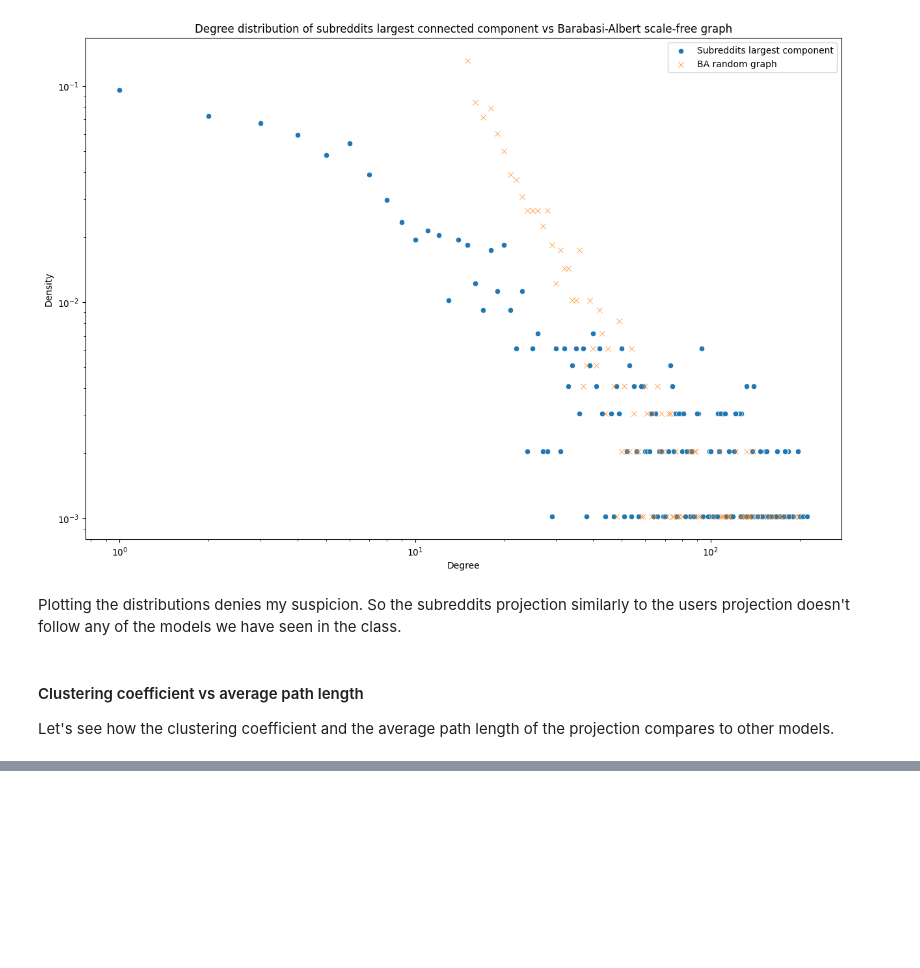
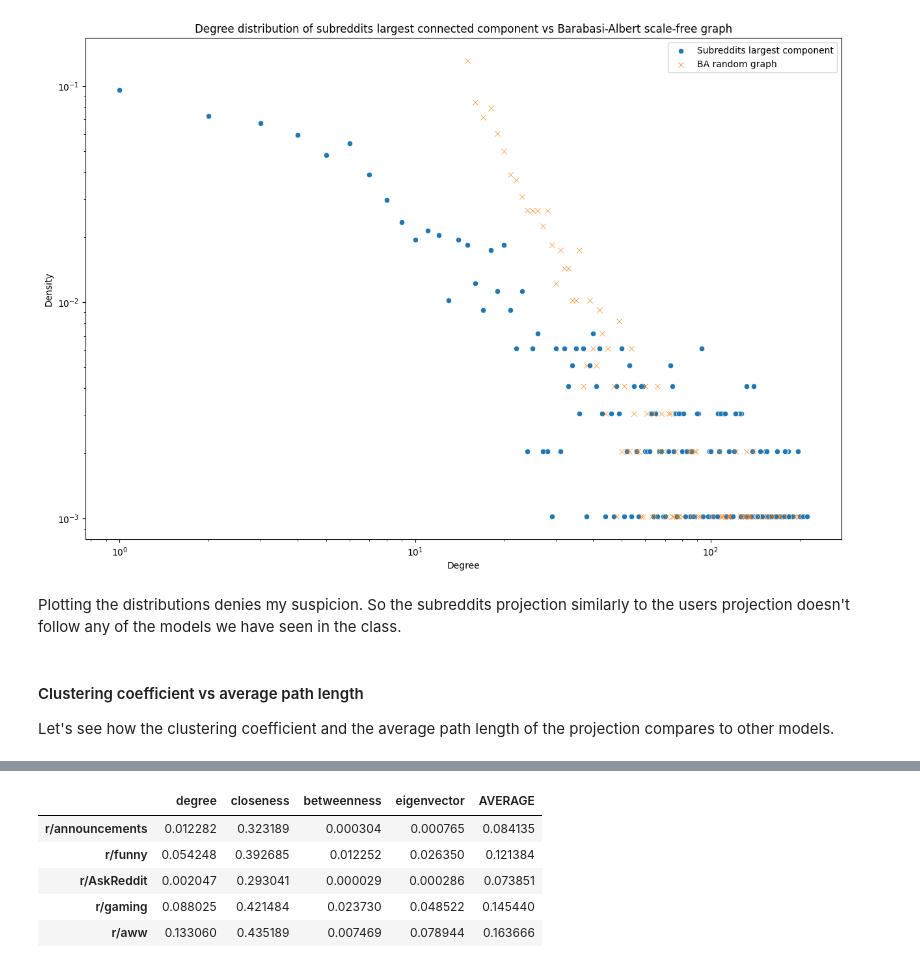
Before and after one commit to steciuk/SNA-reddit-bipartite-analysis, a Jupyter notebook: project.ipynb, the cells around one changed output, grey strips where cells are left out. Cells and saved outputs as stored; diff of their text form; code cells hidden in the pictures; blank space fills up the shorter version.

```diff
--- a/project.ipynb
+++ b/project.ipynb
@@ -1191,0 +1239,19 @@ AttributeError: 'tuple' object has no attribute 'is_directed'
+# %%
+# Calculate node centralities
+G_subs_lcc_centrality = {
+    "degree": nx.degree_centrality(G_subs_lcc),
+    "closeness": nx.closeness_centrality(G_subs_lcc),
+    "betweenness": nx.betweenness_centrality(G_subs_lcc),
+    "eigenvector": nx.eigenvector_centrality(G_subs_lcc),
+}
+# %%
+G_subs_lcc_centrality_df = pd.DataFrame(G_subs_lcc_centrality)
+G_subs_lcc_centrality_df["AVERAGE"] = G_subs_lcc_centrality_df.mean(axis=1)
+display(G_subs_lcc_centrality_df.head())
+# %% [output]
+|  | degree | closeness | betweenness | eigenvector | AVERAGE |
+| r/announcements | 0.012282 | 0.323189 | 0.000304 | 0.000765 | 0.084135 |
+| r/funny | 0.054248 | 0.392685 | 0.012252 | 0.026350 | 0.121384 |
+| r/AskReddit | 0.002047 | 0.293041 | 0.000029 | 0.000286 | 0.073851 |
+| r/gaming | 0.088025 | 0.421484 | 0.023730 | 0.048522 | 0.145440 |
+| r/aww | 0.133060 | 0.435189 | 0.007469 | 0.078944 | 0.163666 |
```
Also changed, not shown: parts of 13 cells of this notebook.
